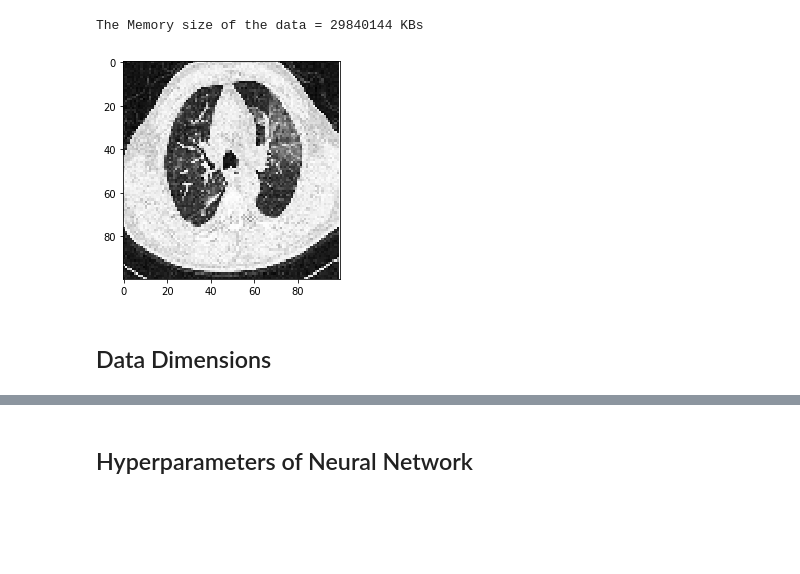
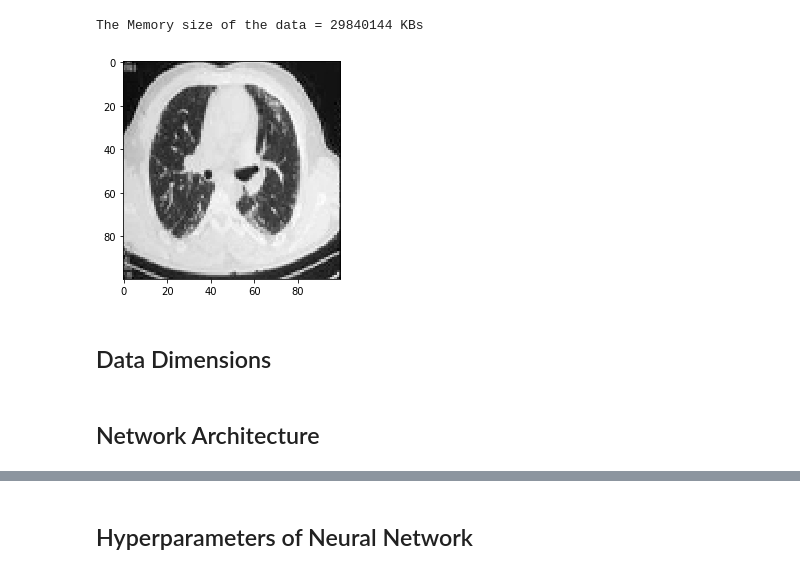
Before and after one commit to bauyrjanj/covid-CT-scans, a Jupyter notebook: CT-SCANS-COVID-DL.ipynb, the cells around one changed output, grey strips where cells are left out. Cells and saved outputs as stored; diff of their text form; code cells hidden in the pictures; blank space fills up the shorter version.

```diff
--- a/CT-SCANS-COVID-DL.ipynb
+++ b/CT-SCANS-COVID-DL.ipynb
@@ -37,10 +37,10 @@ print("The Memory size of the data = {} KBs".format(int(sys.getsizeof(X))))
 # %% [output]
 The Memory size of the data = 29840144 KBs
 # %%
-_ = plt.imshow(X[1].reshape(100, 100), cmap='gray')
+_ = plt.imshow(X[2].reshape(100, 100), cmap='gray')
 plt.show()
 # %% [output]
-[figure, old version]
+[figure, new version]
 # %% [markdown]
 ## Data Dimensions
 # %%
@@ -58,3 +58,5 @@ num_channels = 1
 
 # Number of classes, one class for each of 10 digits
 num_classes = 2
+# %% [markdown]
+## Network Architecture
```
Also changed, not shown: parts of 16 cells of this notebook.
